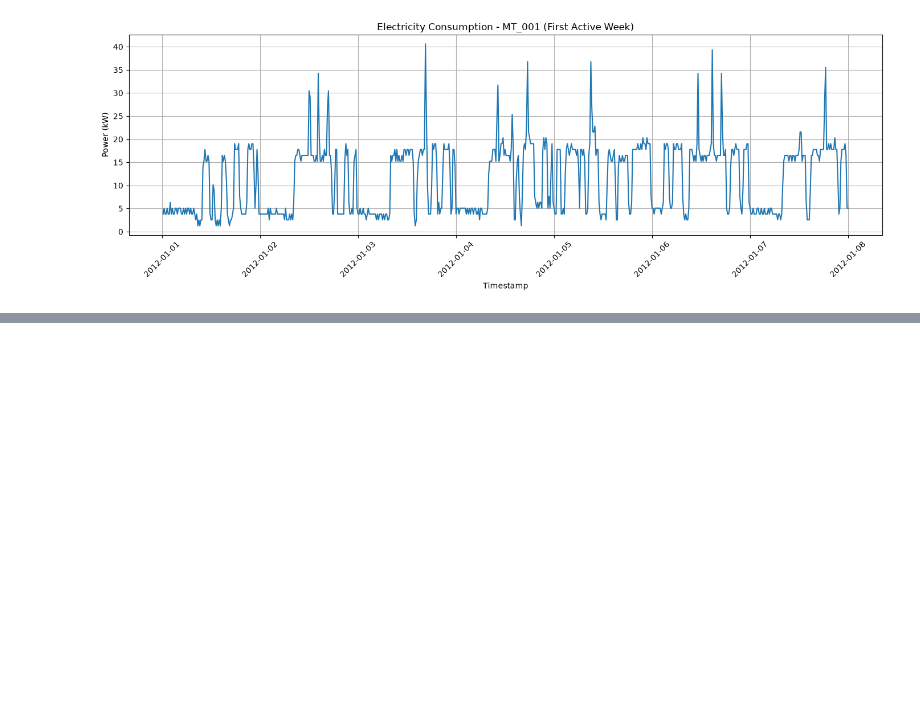
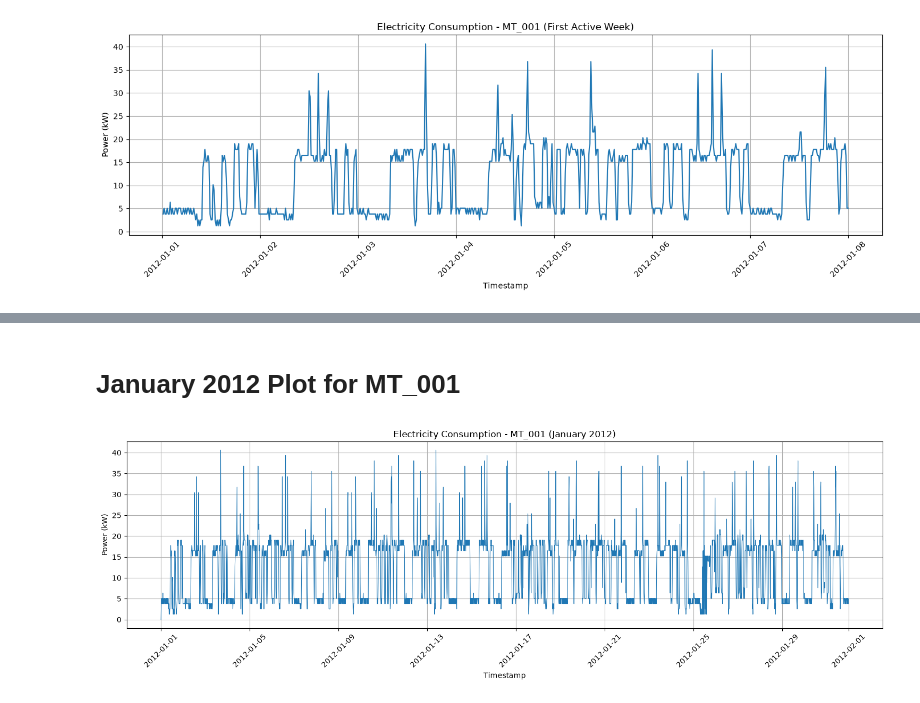
Before and after one commit to FilipeSantos2/electricity-consumption-forecasting, a Jupyter notebook: notebooks/01_data_exploration.ipynb, the cells around one changed output, grey strips where cells are left out. Drawn from its saved outputs; the diff is of its cells as text; code cells hidden in the pictures; blank space fills up the shorter version.

```diff
--- a/notebooks/01_data_exploration.ipynb
+++ b/notebooks/01_data_exploration.ipynb
@@ -221,0 +248,25 @@ plt.show()
+# %% [markdown]
+# January 2012 Plot for MT_001
+# %%
+january = df[
+    (df["timestamp"] >= "2012-01-01") &
+    (df["timestamp"] < "2012-02-01")
+]
+
+plt.figure(figsize=(15, 5))
+
+plt.plot(
+    january["timestamp"],
+    january["MT_001"],
+    linewidth=0.8
+)
+
+plt.title("Electricity Consumption - MT_001 (January 2012)")
+plt.xlabel("Timestamp")
+plt.ylabel("Power (kW)")
+plt.xticks(rotation=45)
+plt.grid()
+plt.tight_layout()
+plt.show()
+# %% [output]
+[figure, added]
```
Also changed, not shown: parts of 2 cells of this notebook.
